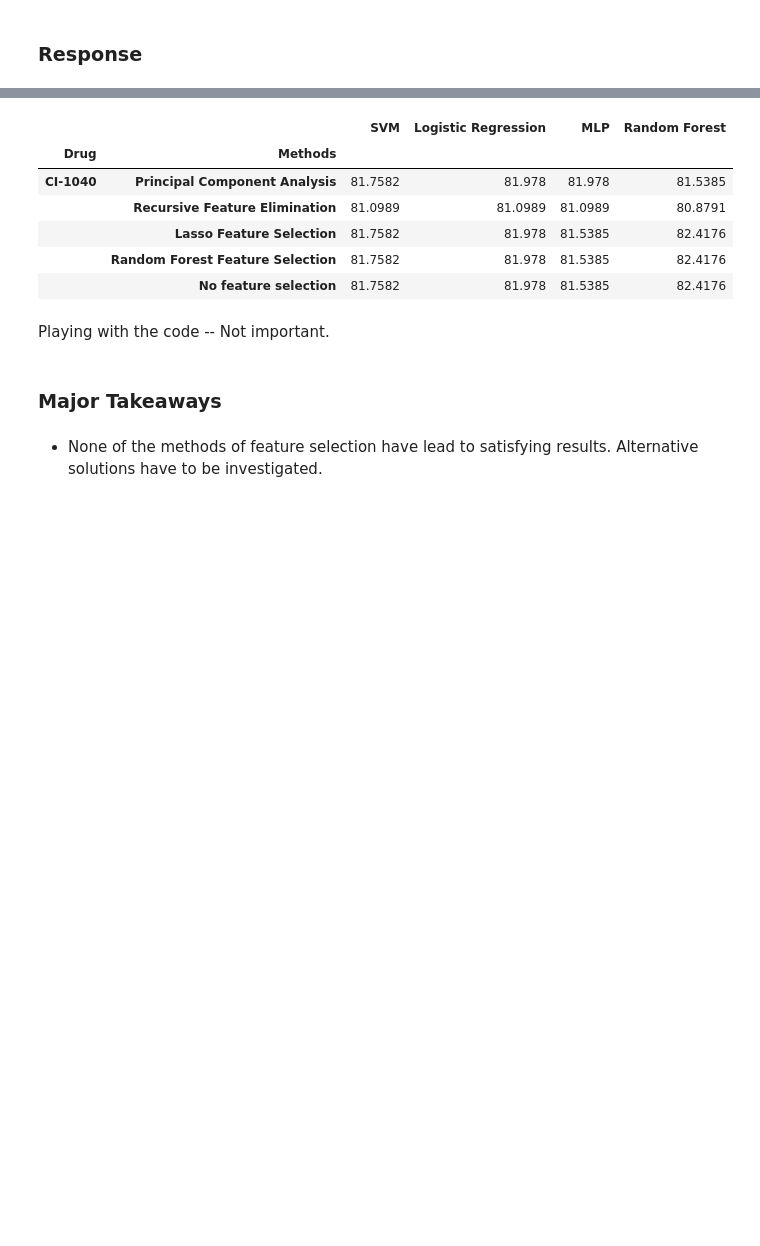
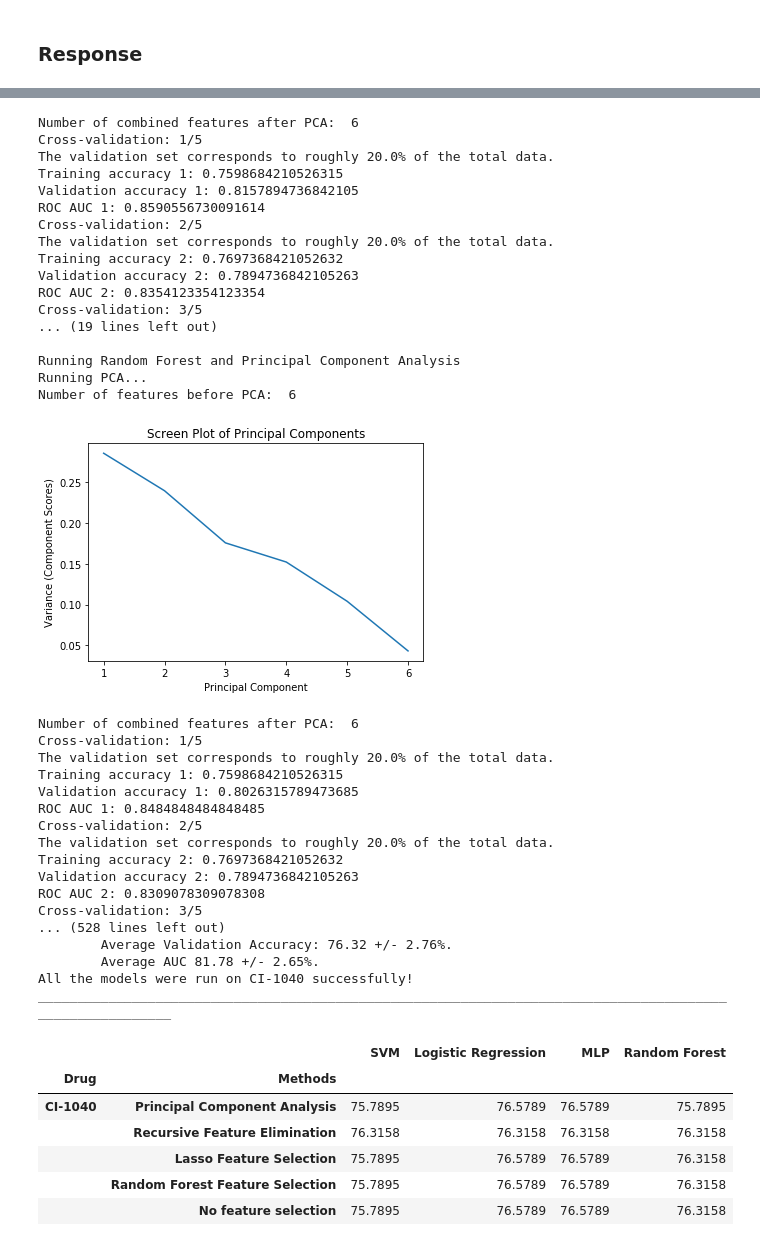
Before and after one commit to oskaradermecker/DataX_Drug_Response, a Jupyter notebook: Final notebook - Classification after Netphix.ipynb, the cells around one changed output, grey strips where cells are left out. Saved outputs shown, nothing was run; the diff lists cells and outputs as text; code cells hidden in the pictures; blank space fills up the shorter version.

```diff
--- a/Final notebook - Classification after Netphix.ipynb
+++ b/Final notebook - Classification after Netphix.ipynb
@@ -121,7 +121,9 @@ def calculate_performances(DRUG_NAME, ML_matrix, PATH, SCORE, N_SPLITS, verbose
         plt.xlabel("AUC")
         plt.ylabel("Proportion of cell poplations")
         plt.grid(True);
+        plt.savefig("data/Results/Plots/distribution.png")
         plt.show()
+
 
     #_______________________________________________________________________________________________________#
 
@@ -134,8 +136,8 @@ def calculate_performances(DRUG_NAME, ML_matrix, PATH, SCORE, N_SPLITS, verbose
     if verbose > 1:
         print("The lower threshold used here is the lower third quartile = ", ML_matrix[DRUG_NAME].quantile([0.25,0.75])[0.25])
         print("The upper threshold used here is the uppder third quartile = ", ML_matrix[DRUG_NAME].quantile([0.25,0.75])[0.75])
-    #ML_matrix["Response"] = pd.cut(ML_matrix[DRUG_NAME], [np.min(ML_matrix[DRUG_NAME]), ML_matrix[DRUG_NAME].quantile([0.25,0.75])[0.25], ML_matrix[DRUG_NAME].quantile([0.25,0.75])[0.75], np.max(ML_matrix[DRUG_NAME])], labels = ["sensitive","medium", "resistant"])
-    ML_matrix["Response"] = pd.cut(ML_matrix[DRUG_NAME], [np.min(ML_matrix[DRUG_NAME]), np.mean(ML_matrix[DRUG_NAME]) - 0.5*np.std(ML_matrix[DRUG_NAME]), np.mean(ML_matrix[DRUG_NAME]) + 0.5*np.std(ML_matrix[DRUG_NAME]), np.max(ML_matrix[DRUG_NAME])], labels = ["sensitive","medium","resistant"])
+    ML_matrix["Response"] = pd.cut(ML_matrix[DRUG_NAME], [np.min(ML_matrix[DRUG_NAME]), ML_matrix[DRUG_NAME].quantile([0.25,0.75])[0.25], ML_matrix[DRUG_NAME].quantile([0.25,0.75])[0.75], np.max(ML_matrix[DRUG_NAME])], labels = ["resistant","medium", "sensitive"])
+    #ML_matrix["Response"] = pd.cut(ML_matrix[DRUG_NAME], [np.min(ML_matrix[DRUG_NAME]), np.mean(ML_matrix[DRUG_NAME]) - 0.5*np.std(ML_matrix[DRUG_NAME]), np.mean(ML_matrix[DRUG_NAME]) + 0.5*np.std(ML_matrix[DRUG_NAME]), np.max(ML_matrix[DRUG_NAME])], labels = ["resistant","medium","sensitive"])
     ML_matrix = ML_matrix.drop([DRUG_NAME], axis = 1)
 
     #Drop all the "medium" classes and NaNs
@@ -302,7 +304,7 @@ def run_all_drugs(DRUG_NAMES, PATH, SCORE, N_SPLITS, verbose = 5):
 
     return final_results.reset_index(drop=False).set_index(["Drug","Methods"])
 
-final_results = run_all_drugs(DRUG_NAMES, PATH, SCORE, N_SPLITS, verbose = 0)
+final_results = run_all_drugs(DRUG_NAMES, PATH, SCORE, N_SPLITS, verbose = 2)
 display(final_results)
 # %% [output]
 Investigating CI-1040...
@@ -323,11 +369,44 @@ ________________________________________________________________________________
+Number of combined features after PCA:  6
+Cross-validation: 1/5
+The validation set corresponds to roughly 20.0% of the total data.
+Training accuracy 1: 0.7598684210526315
+Validation accuracy 1: 0.8157894736842105
+ROC AUC 1: 0.8590556730091614
+Cross-validation: 2/5
+The validation set corresponds to roughly 20.0% of the total data.
+Training accuracy 2: 0.7697368421052632
+Validation accuracy 2: 0.7894736842105263
+ROC AUC 2: 0.8354123354123354
+Cross-validation: 3/5
+... (19 lines left out)
+
+Running Random Forest and Principal Component Analysis
+Running PCA...
+Number of features before PCA:  6
+[figure, added]
+Number of combined features after PCA:  6
+Cross-validation: 1/5
+The validation set corresponds to roughly 20.0% of the total data.
+Training accuracy 1: 0.7598684210526315
+Validation accuracy 1: 0.8026315789473685
+ROC AUC 1: 0.8484848484848485
+Cross-validation: 2/5
+The validation set corresponds to roughly 20.0% of the total data.
+Training accuracy 2: 0.7697368421052632
+Validation accuracy 2: 0.7894736842105263
+ROC AUC 2: 0.8309078309078308
+Cross-validation: 3/5
+... (528 lines left out)
+        Average Validation Accuracy: 76.32 +/- 2.76%.
+        Average AUC 81.78 +/- 2.65%.
+All the models were run on CI-1040 successfully!
+_________________________________________________________________________________________________________
 |  |  | SVM | Logistic Regression | MLP | Random Forest |
 | Drug | Methods |  |  |  |  |
-| CI-1040 | Principal Component Analysis | 81.7582 | 81.978 | 81.978 | 81.5385 |
-|  | Recursive Feature Elimination | 81.0989 | 81.0989 | 81.0989 | 80.8791 |
-|  | Lasso Feature Selection | 81.7582 | 81.978 | 81.5385 | 82.4176 |
-|  | Random Forest Feature Selection | 81.7582 | 81.978 | 81.5385 | 82.4176 |
-|  | No feature selection | 81.7582 | 81.978 | 81.5385 | 82.4176 |
+| CI-1040 | Principal Component Analysis | 75.7895 | 76.5789 | 76.5789 | 75.7895 |
+|  | Recursive Feature Elimination | 76.3158 | 76.3158 | 76.3158 | 76.3158 |
+|  | Lasso Feature Selection | 75.7895 | 76.5789 | 76.5789 | 76.3158 |
+|  | Random Forest Feature Selection | 75.7895 | 76.5789 | 76.5789 | 76.3158 |
+|  | No feature selection | 75.7895 | 76.5789 | 76.5789 | 76.3158 |
 # %%
 #final_results.to_csv(f'data/Results/Netphix_results.csv', index_label = ["Drug","Methods"])
-# %% [markdown]
-Playing with the code -- Not important.
@@ -368,4 +412,0 @@ Playing with the code -- Not important.
-# %% [markdown]
-### Major Takeaways
-# %% [markdown]
- - None of the methods of feature selection have lead to satisfying results. Alternative solutions have to be investigated.
```
Also changed, not shown: parts of 4 cells of this notebook, 1 other file.
